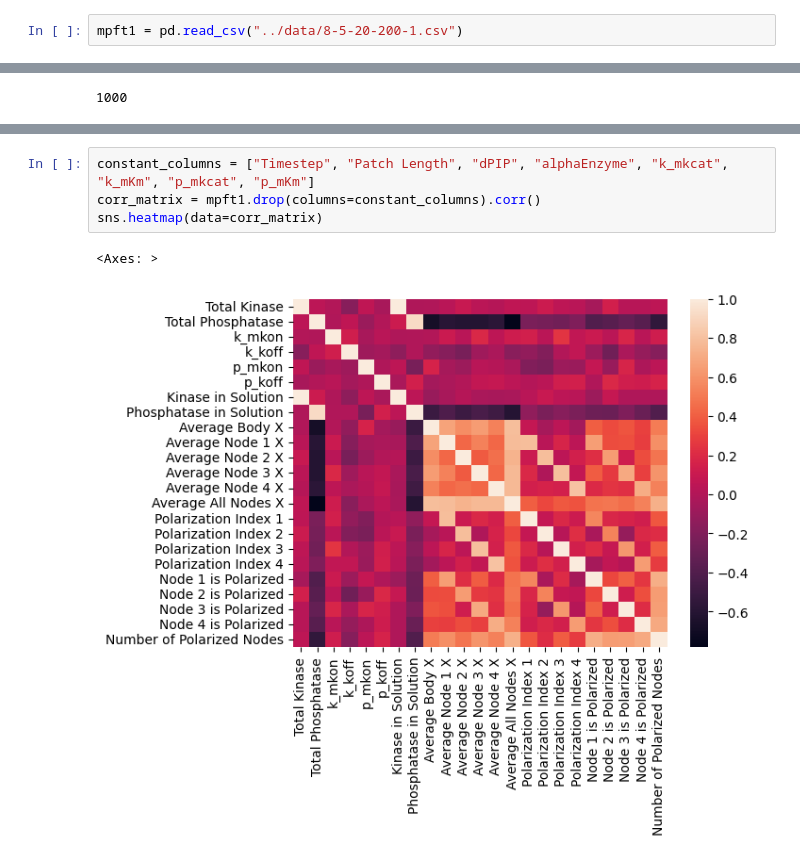
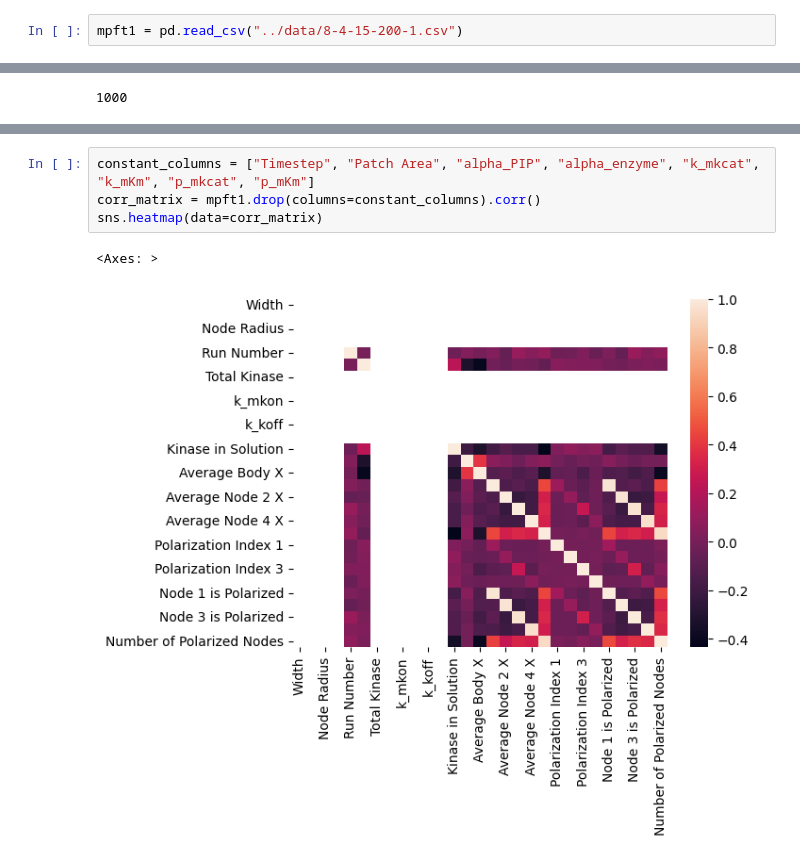
Before and after one commit to bozunhuang/PIP-polarization-simulation, a Jupyter notebook: data_analysis/model.ipynb, the cells around one changed output, grey strips where cells are left out. Drawn from its saved outputs; the diff is of its cells as text.

Commit message:
Add more data

```diff
--- a/data_analysis/model.ipynb
+++ b/data_analysis/model.ipynb
@@ -5,7 +5,7 @@ import matplotlib.pyplot as plt
 import pandas as pd
 import seaborn as sns
 # %%
-mpft1 = pd.read_csv("../data/8-5-20-200-1.csv")
+mpft1 = pd.read_csv("../data/8-4-15-200-1.csv")
 # %%
 def feature_engineering(data):
     for i in range(1, 5):
@@ -98,10 +98,10 @@ processed_data.groupby("Frame Number")["Number of Polarized Nodes"].value_counts
 # %%
-constant_columns = ["Timestep", "Patch Length", "dPIP", "alphaEnzyme", "k_mkcat", "k_mKm", "p_mkcat", "p_mKm"]
+constant_columns = ["Timestep", "Patch Area", "alpha_PIP", "alpha_enzyme", "k_mkcat", "k_mKm", "p_mkcat", "p_mKm"]
 corr_matrix = mpft1.drop(columns=constant_columns).corr()
 sns.heatmap(data=corr_matrix)
 # %% [output]
 <Axes: >
-[figure, old version]
+[figure, new version]
 # %%
 node_cols = [f'Polarization Index {i}' for i in range(1, 5)]
 # avg_pIdx = [f'Average Node {i} X' for i in range(1, 5)]
```
Also changed, not shown: parts of 9 cells of this notebook, 5 other files.
